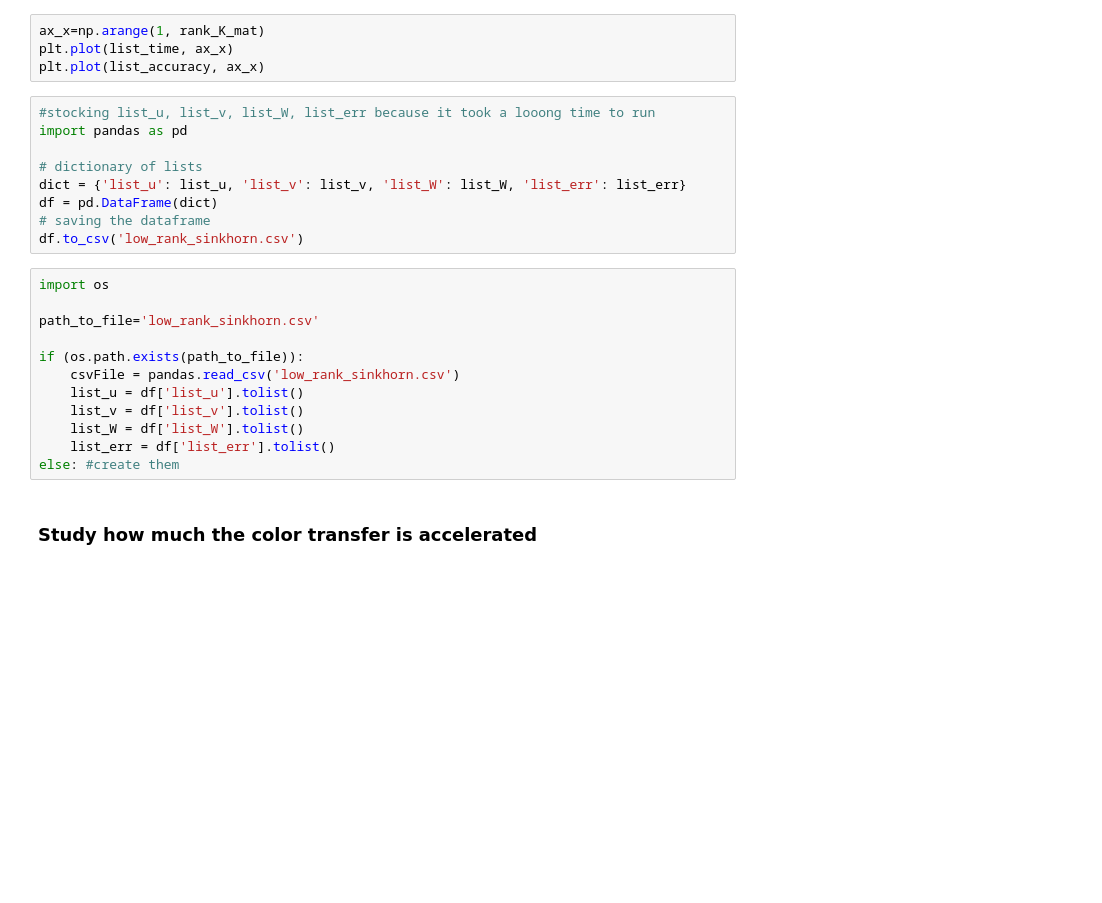
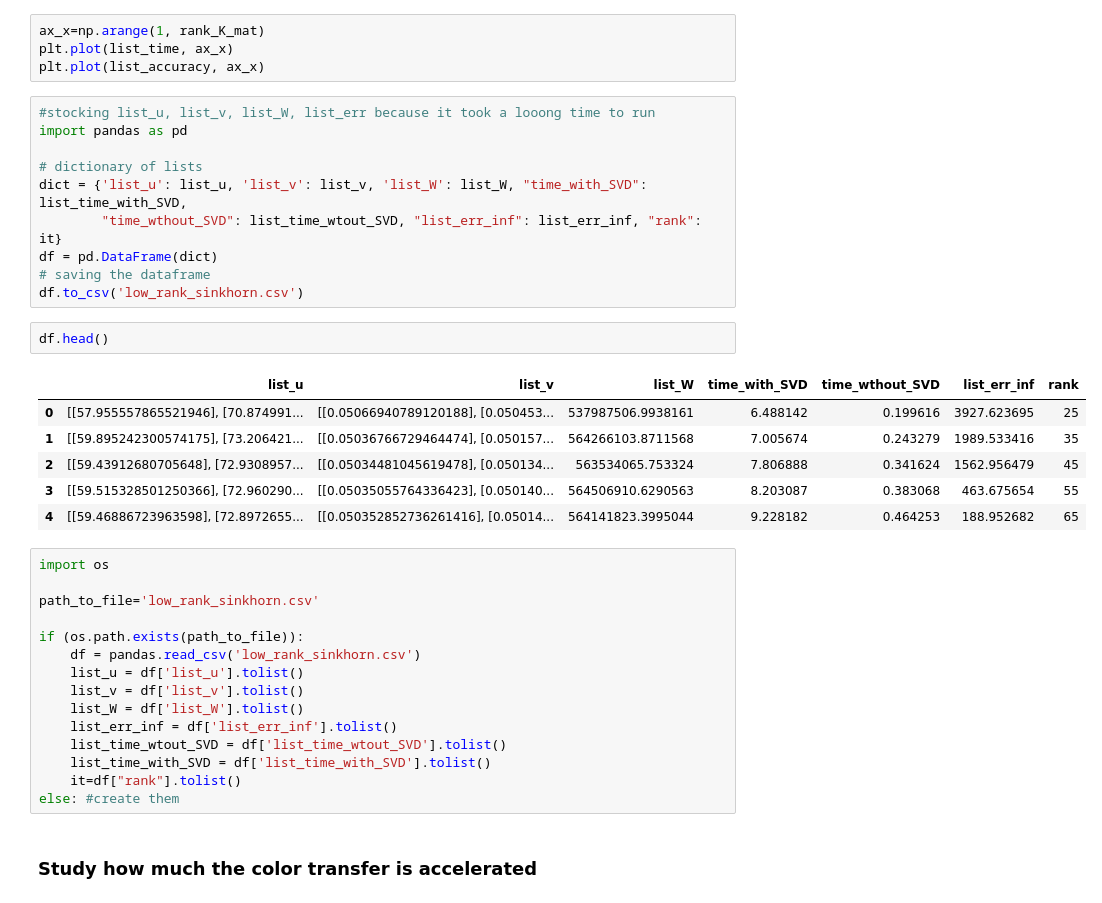
Before and after one commit to Benoit-Muller/Low_Rank_Approximation_Techniques_Project, a Jupyter notebook: color_transfert.ipynb, the cells around one changed output. Saved outputs shown, nothing was run; the diff lists cells and outputs as text; blank space fills up the shorter version.

```diff
--- a/color_transfert.ipynb
+++ b/color_transfert.ipynb
@@ -201,21 +255,34 @@ plt.plot(list_accuracy, ax_x)
 import pandas as pd
 
 # dictionary of lists
-dict = {'list_u': list_u, 'list_v': list_v, 'list_W': list_W, 'list_err': list_err}
+dict = {'list_u': list_u, 'list_v': list_v, 'list_W': list_W, "time_with_SVD": list_time_with_SVD,
+        "time_wthout_SVD": list_time_wtout_SVD, "list_err_inf": list_err_inf, "rank": it}
 df = pd.DataFrame(dict)
 # saving the dataframe
 df.to_csv('low_rank_sinkhorn.csv')
+# %%
+df.head()
+# %% [output]
+|  | list_u | list_v | list_W | time_with_SVD | time_wthout_SVD | list_err_inf | rank |
+| 0 | [[57.955557865521946], [70.874991... | [[0.05066940789120188], [0.050453... | 537987506.9938161 | 6.488142 | 0.199616 | 3927.623695 | 25 |
+| 1 | [[59.895242300574175], [73.206421... | [[0.05036766729464474], [0.050157... | 564266103.8711568 | 7.005674 | 0.243279 | 1989.533416 | 35 |
+| 2 | [[59.43912680705648], [72.9308957... | [[0.05034481045619478], [0.050134... | 563534065.753324 | 7.806888 | 0.341624 | 1562.956479 | 45 |
+| 3 | [[59.515328501250366], [72.960290... | [[0.05035055764336423], [0.050140... | 564506910.6290563 | 8.203087 | 0.383068 | 463.675654 | 55 |
+| 4 | [[59.46886723963598], [72.8972655... | [[0.050352852736261416], [0.05014... | 564141823.3995044 | 9.228182 | 0.464253 | 188.952682 | 65 |
 # %%
 import os
 
 path_to_file='low_rank_sinkhorn.csv'
 
 if (os.path.exists(path_to_file)):
-    csvFile = pandas.read_csv('low_rank_sinkhorn.csv')
+    df = pandas.read_csv('low_rank_sinkhorn.csv')
     list_u = df['list_u'].tolist()
     list_v = df['list_v'].tolist()
     list_W = df['list_W'].tolist()
-    list_err = df['list_err'].tolist()
+    list_err_inf = df['list_err_inf'].tolist()
+    list_time_wtout_SVD = df['list_time_wtout_SVD'].tolist()
+    list_time_with_SVD = df['list_time_with_SVD'].tolist()
+    it=df["rank"].tolist()
 else: #create them
 # %% [markdown]
 ### Study how much the color transfer is accelerated
```
Also changed, not shown: parts of 16 cells of this notebook, 3 other files.
